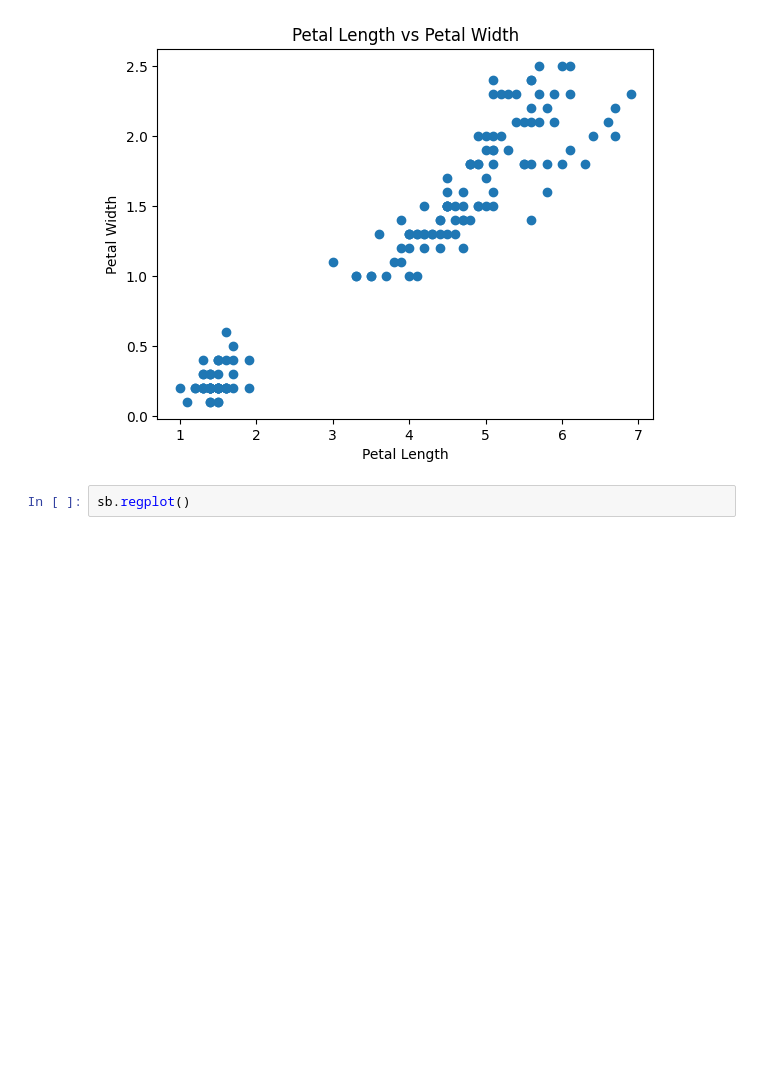
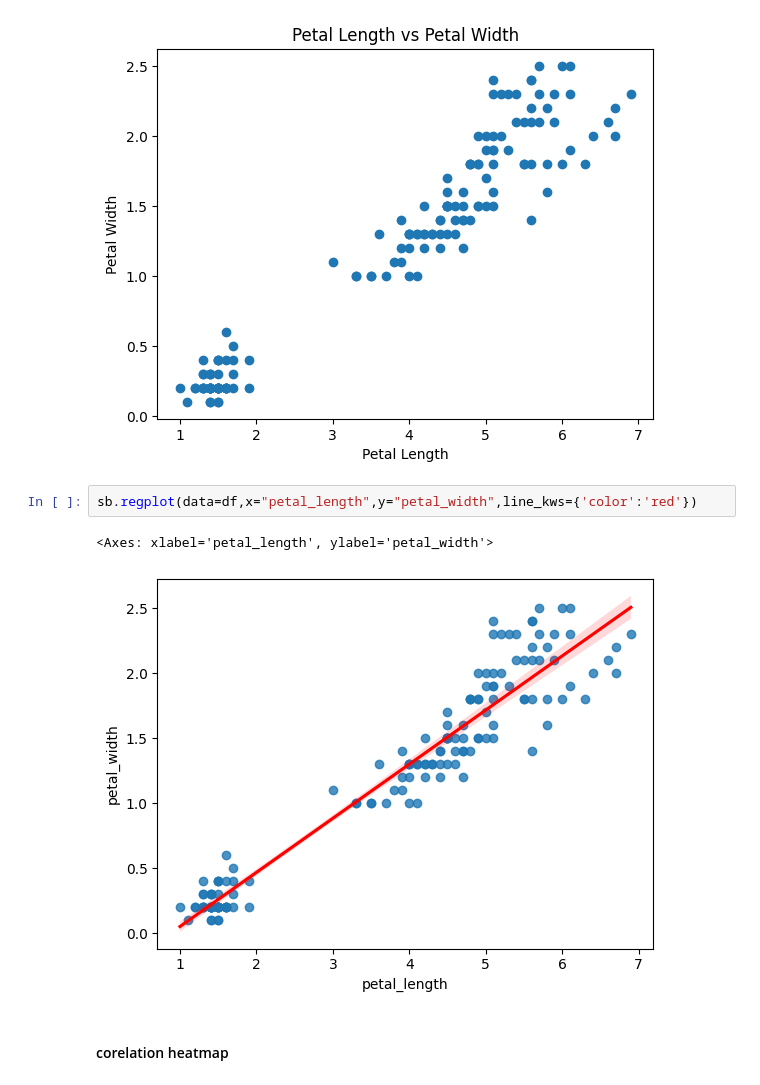
Before and after one commit to arvindravan/python_dsml, a Jupyter notebook: Complete EDA/Exploratory_Data_Analysis.ipynb, the cells around one changed output. Cells and saved outputs as stored; diff of their text form; blank space fills up the shorter version.

```diff
--- a/Complete EDA/Exploratory_Data_Analysis.ipynb
+++ b/Complete EDA/Exploratory_Data_Analysis.ipynb
@@ -201,5 +201,10 @@ plt.title('Petal Length vs Petal Width')
 plt.show()
 # %% [output]
 [figure]
-# %%
-sb.regplot()
+# %%
+sb.regplot(data=df,x="petal_length",y="petal_width",line_kws={'color':'red'})
+# %% [output]
+<Axes: xlabel='petal_length', ylabel='petal_width'>
+[figure, added]
+# %% [markdown]
+#### corelation heatmap
```
